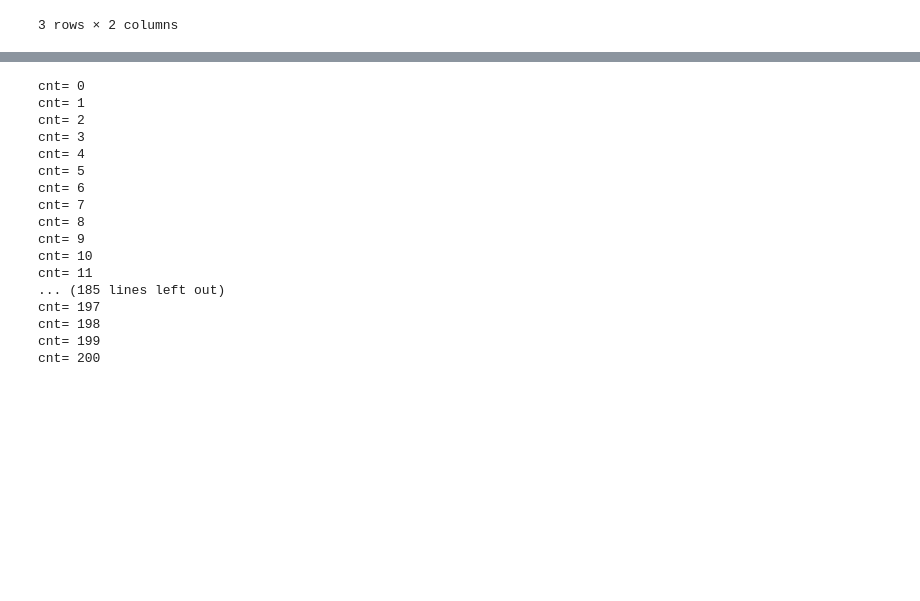
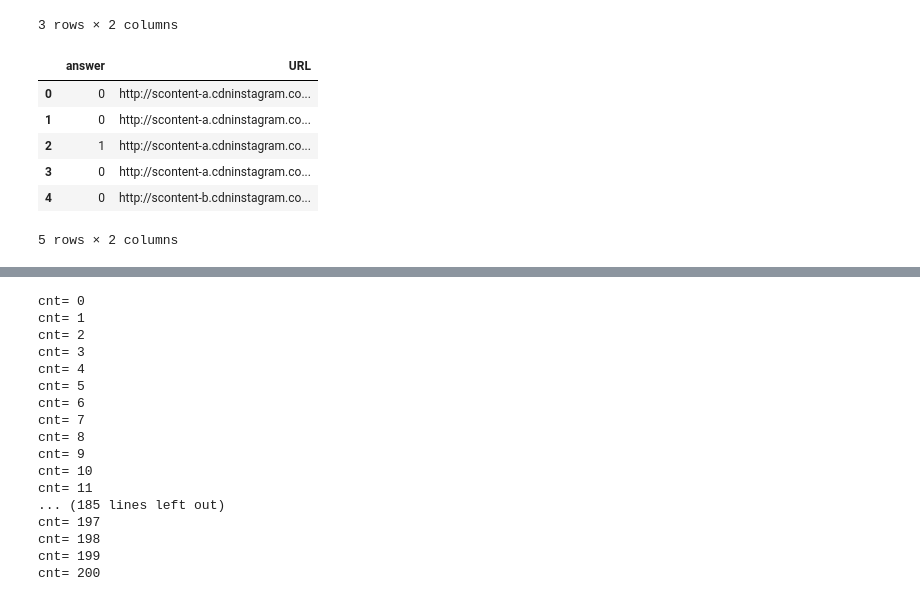
Before and after one commit to kaylanb/SkinApp, a Jupyter notebook: Testing.ipynb, the cells around one changed output, grey strips where cells are left out. Drawn from its saved outputs; the diff is of its cells as text; code cells hidden in the pictures; blank space fills up the shorter version.

```diff
--- a/Testing.ipynb
+++ b/Testing.ipynb
@@ -76,3 +76,17 @@ def Hog_predict_UploadImage(grey_img,image_name,rgb_img):
     LinSVC_classifier.fit(TrainX,TrainY)
     LinSVC_prediction = LinSVC_classifier.predict(feat_vals)
     return ET_prediction, LinSVC_prediction
+# %%
+root="machine_learn/blob_hog_predict_common_url_set/"
+fin=open(root+'FacesAndLimbs_shuffled_blob_features.pickle',"r")
+feat_df= pickle.load(fin)
+fin.close()
+fin=open(root+'FacesAndLimbs_shuffled_url_answer.pickle',"r")
+url_df= pickle.load(fin)
+fin.close()
+# %%
+root="machine_learn/blob_hog_predict_common_url_set/"
+f_faces=root+"FacesAndLimbs_shuffled_hog_features.pickle"
+fin=open(f_faces)
+faces_df= pickle.load(fin)
+faces_df.shape
@@ -257,0 +287,13 @@ df.ix[[0,1,3],:].head()
+# %%
+fin=open(root+'NoLims_shuffled_url_answer.pickle',"r")
+ans_url_df= pickle.load(fin)
+fin.close()
+ans_url_df.head()
+# %% [output]
+|  | answer | URL |
+| 0 | 0 | http://scontent-a.cdninstagram.co... |
+| 1 | 0 | http://scontent-a.cdninstagram.co... |
+| 2 | 1 | http://scontent-a.cdninstagram.co... |
+| 3 | 0 | http://scontent-a.cdninstagram.co... |
+| 4 | 0 | http://scontent-b.cdninstagram.co... |
+5 rows × 2 columns
```
Also changed, not shown: parts of 14 cells of this notebook, 12 other files.
